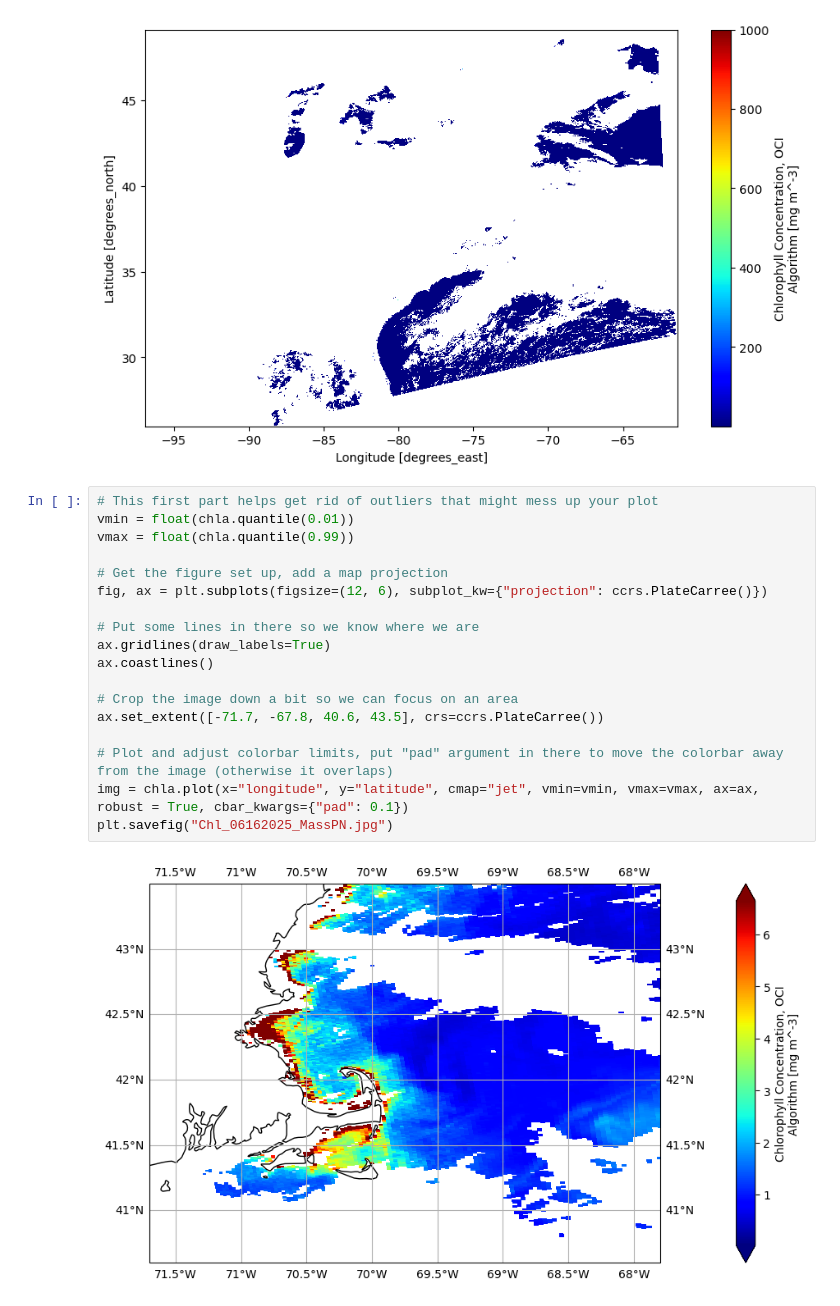
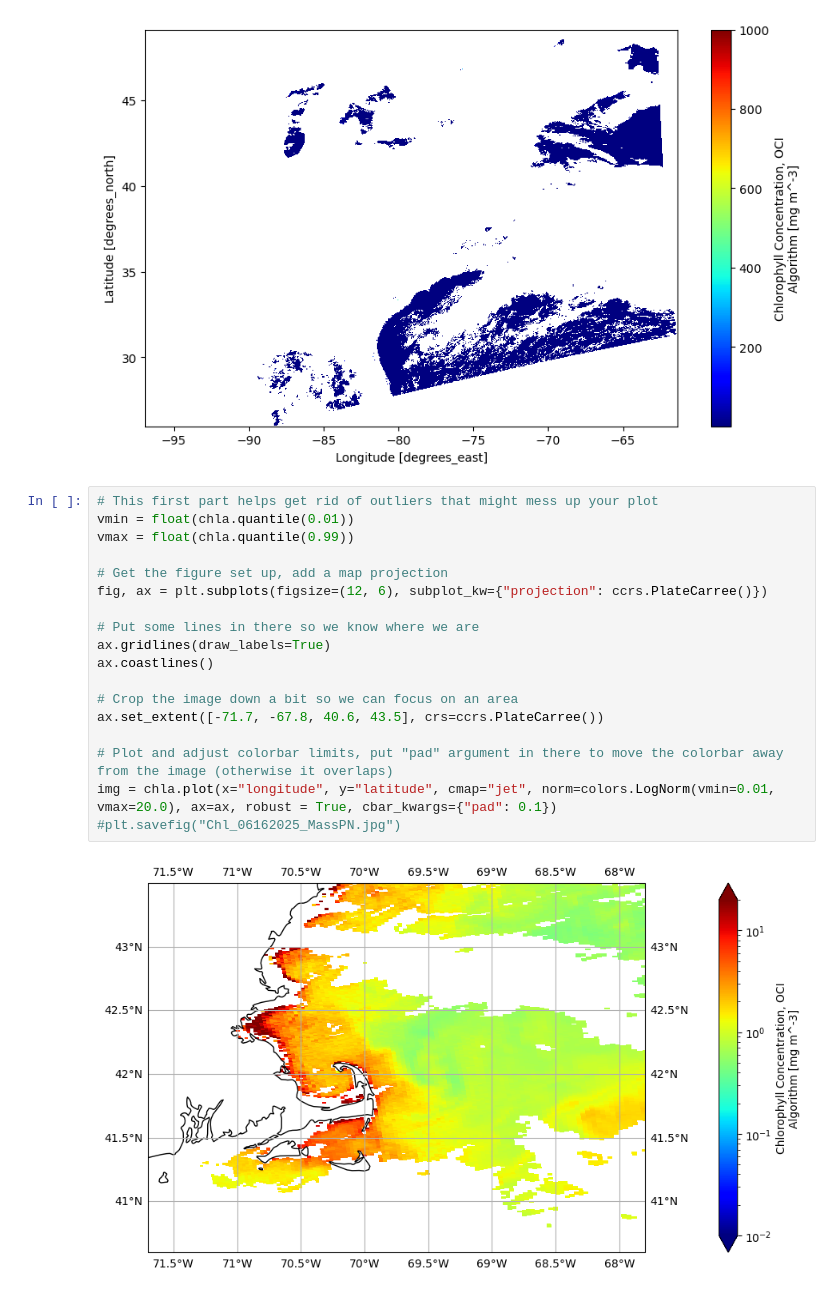
Before and after one commit to fish-pace/2026-proj-phyto-community-structure, a Jupyter notebook: contributor_folders/devon/PACE_chla_image.ipynb, the cells around one changed output. Saved outputs shown, nothing was run; the diff lists cells and outputs as text.

```diff
--- a/contributor_folders/devon/PACE_chla_image.ipynb
+++ b/contributor_folders/devon/PACE_chla_image.ipynb
@@ -115,20 +98,20 @@ img = chla.plot(x="longitude", y="latitude", cmap="jet")
 # %%
 # This first part helps get rid of outliers that might mess up your plot
 vmin = float(chla.quantile(0.01))
 vmax = float(chla.quantile(0.99))
 
 # Get the figure set up, add a map projection
 fig, ax = plt.subplots(figsize=(12, 6), subplot_kw={"projection": ccrs.PlateCarree()})
 
 # Put some lines in there so we know where we are
 ax.gridlines(draw_labels=True)
 ax.coastlines()
 
 # Crop the image down a bit so we can focus on an area
 ax.set_extent([-71.7, -67.8, 40.6, 43.5], crs=ccrs.PlateCarree())
 
 # Plot and adjust colorbar limits, put "pad" argument in there to move the colorbar away from the image (otherwise it overlaps)
-img = chla.plot(x="longitude", y="latitude", cmap="jet", vmin=vmin, vmax=vmax, ax=ax, robust = True, cbar_kwargs={"pad": 0.1})
-plt.savefig("Chl_06162025_MassPN.jpg")
+img = chla.plot(x="longitude", y="latitude", cmap="jet", norm=colors.LogNorm(vmin=0.01, vmax=20.0), ax=ax, robust = True, cbar_kwargs={"pad": 0.1})
+#plt.savefig("Chl_06162025_MassPN.jpg")
 # %% [output]
-[figure, old version]
+[figure, new version]
```
Also changed, not shown: parts of 2 cells of this notebook.
